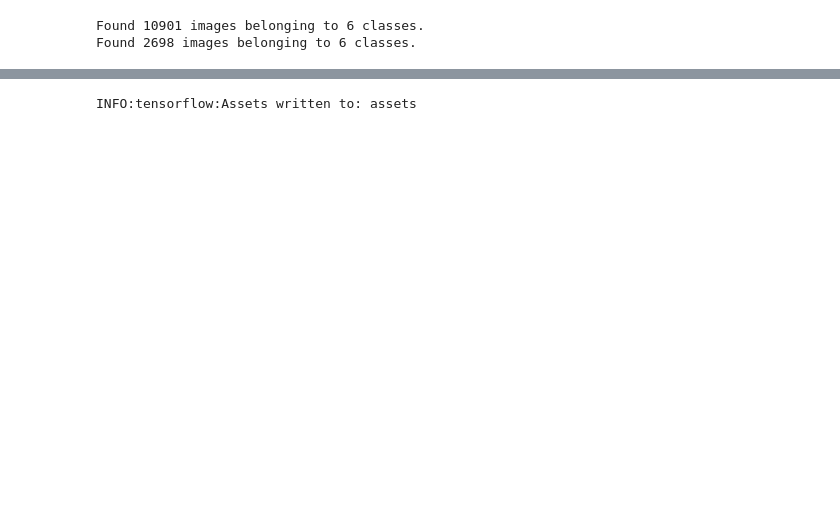
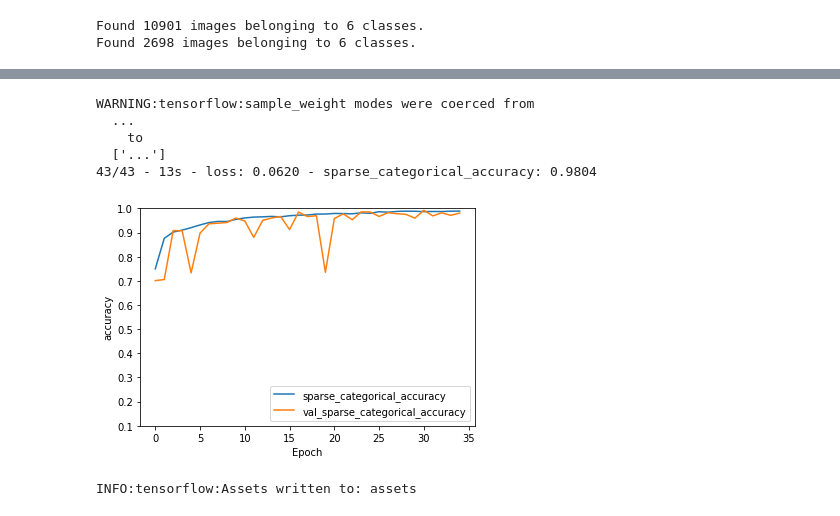
Before and after one commit to Mvgrillo1357/Ai-Platform-Engineering, a Jupyter notebook: vggClassifier.ipynb, the cells around one changed output, grey strips where cells are left out. Saved outputs shown, nothing was run; the diff lists cells and outputs as text; code cells hidden in the pictures; blank space fills up the shorter version.

```diff
--- a/vggClassifier.ipynb
+++ b/vggClassifier.ipynb
@@ -183,13 +182,3 @@ _________________________________________________________________
 # %%
 # Setup checkpoint callback - will save the model after each epoch if validation loss is lower than the previous checkpoint
 checkpoint = tf.keras.callbacks.ModelCheckpoint('./', save_best_only=True)
-# %%
-model.compile(optimizer='adam',
-             loss='sparse_categorical_crossentropy',
-             metrics=['accuracy'])
-
-history= model.fit_generator(
-    train_data_gen,
-    epochs=10,
-    validation_data=test_data_gen
-)
@@ -213,0 +185,13 @@ Epoch 10/10
+# %%
+# Compiler
+#op = opt.Adam(lr=.001)
+op = opt.SGD(lr=.001, momentum=.9, nesterov=True)
+model.compile(optimizer=op,
+              loss='sparse_categorical_crossentropy',
+              metrics=['sparse_categorical_accuracy'])
+
+# Training the data and validating with test data
+history = model.fit(
+        train_data_gen,
+        epochs=35,        callbacks=[checkpoint],
+        validation_data=test_data_gen)
@@ -214,3 +216,19 @@ Epoch 10/10
+# %%
+plt.plot(history.history['sparse_categorical_accuracy'], label='sparse_categorical_accuracy')
+plt.plot(history.history['val_sparse_categorical_accuracy'], label = 'val_sparse_categorical_accuracy')
+plt.xlabel('Epoch')
+plt.ylabel('accuracy')
+plt.ylim([0.1, 1])
+plt.legend(loc='lower right')
+
+test_loss, test_acc = model.evaluate(test_data_gen, verbose=2)
+# %% [output]
+WARNING:tensorflow:sample_weight modes were coerced from
+  ...
+    to
+  ['...']
+43/43 - 13s - loss: 0.0620 - sparse_categorical_accuracy: 0.9804
+[figure, added]
 # %%
 import base64
 
```
Also changed, not shown: parts of 9 cells of this notebook.
